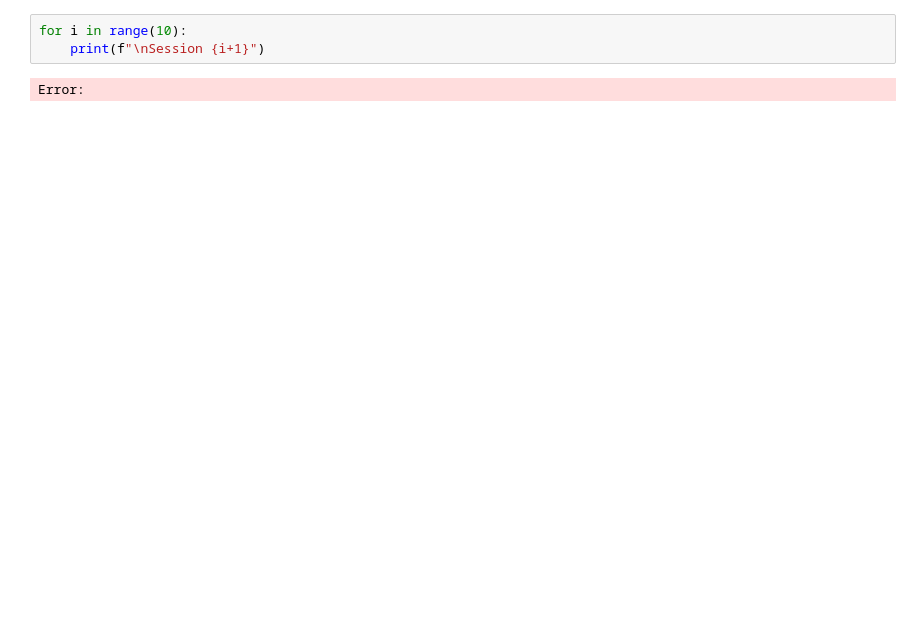
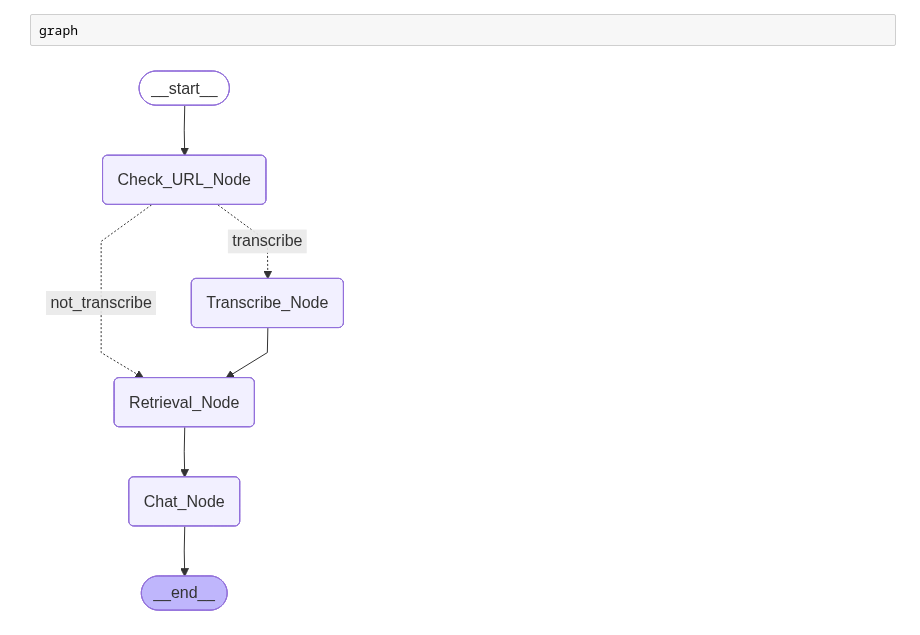
Before and after one commit to ShahaB-AfriDy/Youtube-Rag-Chatbot, a Jupyter notebook: show_graph.ipynb, the cells around one changed output. Saved outputs shown, nothing was run; the diff lists cells and outputs as text; blank space fills up the shorter version.

```diff
--- a/show_graph.ipynb
+++ b/show_graph.ipynb
@@ -131,5 +54,4 @@ app
 # %%
-for i in range(10):
-    print(f"\nSession {i+1}")
+graph
 # %% [output]
-Error:
+[figure, added]
```
Also changed, not shown: parts of 3 cells of this notebook, 30 other files.
